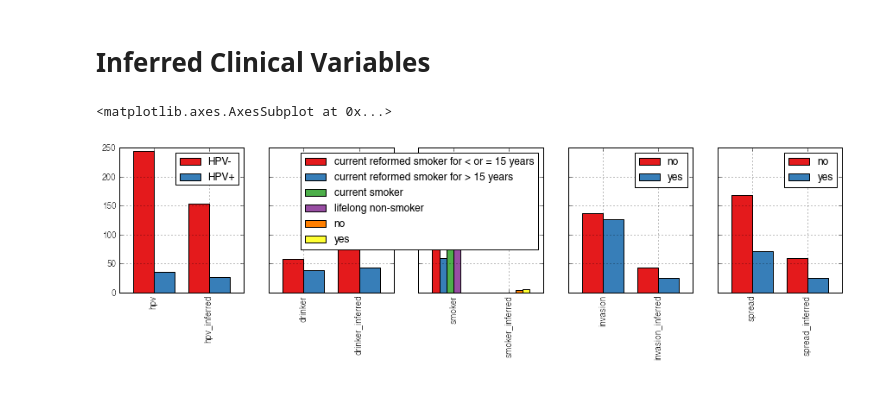
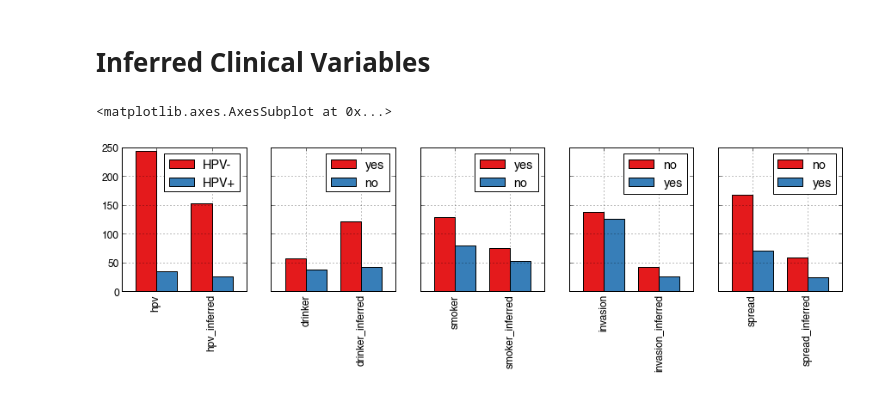
Before and after one commit to theandygross/TCGA, a Jupyter notebook: Analysis_Notebooks/HNSCC_clinical_characterization.ipynb, the cells around one changed output. Saved outputs shown, nothing was run; the diff lists cells and outputs as text; code cells hidden in the pictures.

```diff
--- a/Analysis_Notebooks/HNSCC_clinical_characterization.ipynb
+++ b/Analysis_Notebooks/HNSCC_clinical_characterization.ipynb
@@ -292,28 +258,29 @@ IndexError: list index out of range
 # %% [markdown]
 # Inferred Clinical Variables
-# %%
-clin_all = clinical.processed
 # %%
 fig, axs = subplots(1,5, figsize=(15,3), sharey=True)
 c = clin_all[['hpv', 'hpv_inferred']].replace({True:'HPV+', False:'HPV-'})
 c.hpv_inferred.ix[true_index(c.hpv.isnull() == False)] = nan
 c.apply(pd.value_counts).T.plot(kind='bar', ax=axs[0])
 
 c = clin_all[['drinker', 'drinker_inferred']].replace({True:'yes', False:'no'})
 c.drinker_inferred.ix[true_index(c.drinker.isnull() == False)] = nan
 c.apply(pd.value_counts).T.plot(kind='bar', ax=axs[1])
 
 c = clin_all[['smoker', 'smoker_inferred']].replace({True:'yes', False:'no'})
-c.smoker_inferred.ix[true_index(c.smoker.isnull() == False)] = nan
+c = c.replace({'current smoker':'yes', 'lifelong non-smoker':'no'})
+c = c.replace({'current reformed smoker for < or = 15 years':nan,
+               'current reformed smoker for > 15 years':nan})
+c.smoker_inferred.ix[true_index(c.smoker.isin(['yes','no']) == True)] = nan
 c.apply(pd.value_counts).T.plot(kind='bar', ax=axs[2])
 
 c = clin_all[['invasion', 'invasion_inferred']].replace({True:'yes', False:'no','Missing':None})
 c.invasion_inferred.ix[true_index(c.invasion.isnull() == False)] = nan
 c.apply(pd.value_counts).T.plot(kind='bar', ax=axs[3])
 
 c = clin_all[['spread', 'spread_inferred']].replace({True:'yes', False:'no'})
 c.spread_inferred.ix[true_index(c.spread.isnull() == False)] = nan
 c.apply(pd.value_counts).T.plot(kind='bar', ax=axs[4])
 # %% [output]
 <matplotlib.axes.AxesSubplot at 0x...>
-[figure, old version]
+[figure, new version]
```
Also changed, not shown: parts of 14 cells of this notebook.
